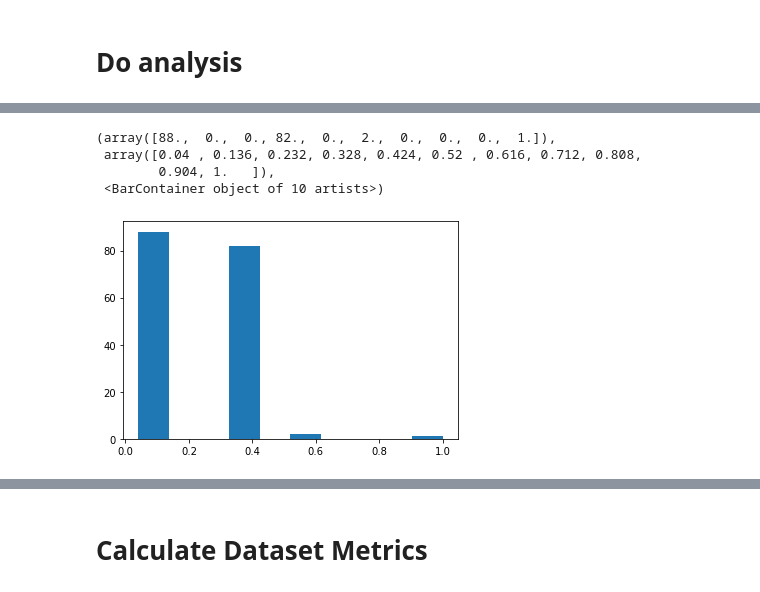
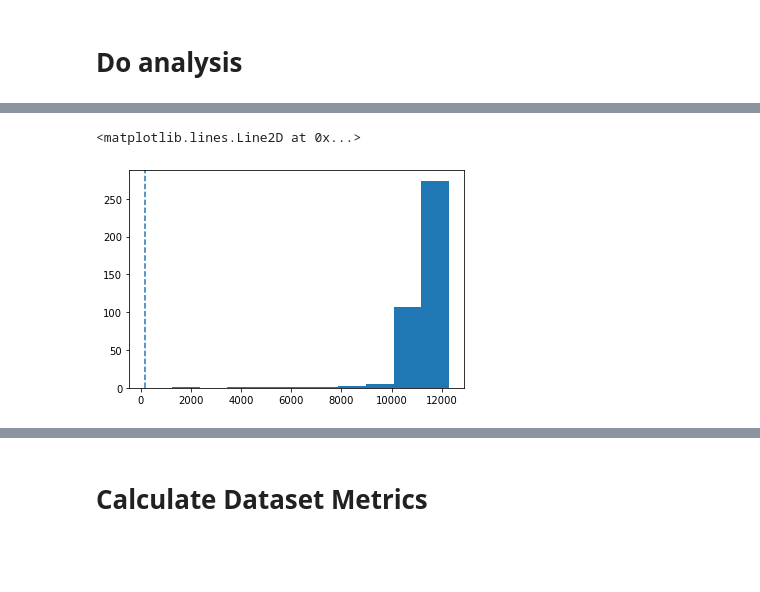
Before and after one commit to AbhijeetKrishnan/Popper, a Jupyter notebook: tactics/analysis.ipynb, the cells around one changed output, grey strips where cells are left out. Cells and saved outputs as stored; diff of their text form; code cells hidden in the pictures; blank space fills up the shorter version.

```diff
--- a/tactics/analysis.ipynb
+++ b/tactics/analysis.ipynb
@@ -44,9 +59,6 @@ plt.hist(df['avg'], bins=10)
-# %%
-df['coverage'] = df['total_matches'] / df['total_positions']
-plt.hist(df['coverage'], bins=10)
-# %% [output]
-(array([88.,  0.,  0., 82.,  0.,  2.,  0.,  0.,  0.,  1.]),
- array([0.04 , 0.136, 0.232, 0.328, 0.424, 0.52 , 0.616, 0.712, 0.808,
-        0.904, 1.   ]),
- <BarContainer object of 10 artists>)
-[figure, removed]
+# %%
+plt.hist(df['avg'], bins=10)
+plt.axvline(df.loc[(df['text'] == "f(A,B,C):-legal_move(B,C,A)")]['avg_divergence'].values, linestyle='dashed')
+# %% [output]
+<matplotlib.lines.Line2D at 0x...>
+[figure, added]
```
Also changed, not shown: parts of 15 cells of this notebook, 6 other files.
